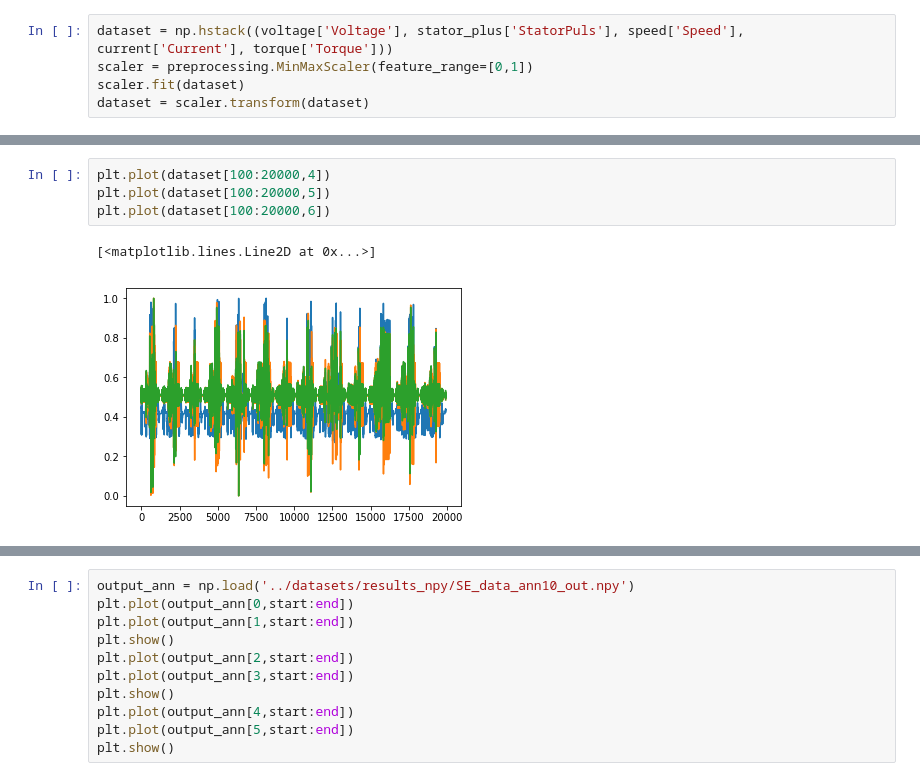
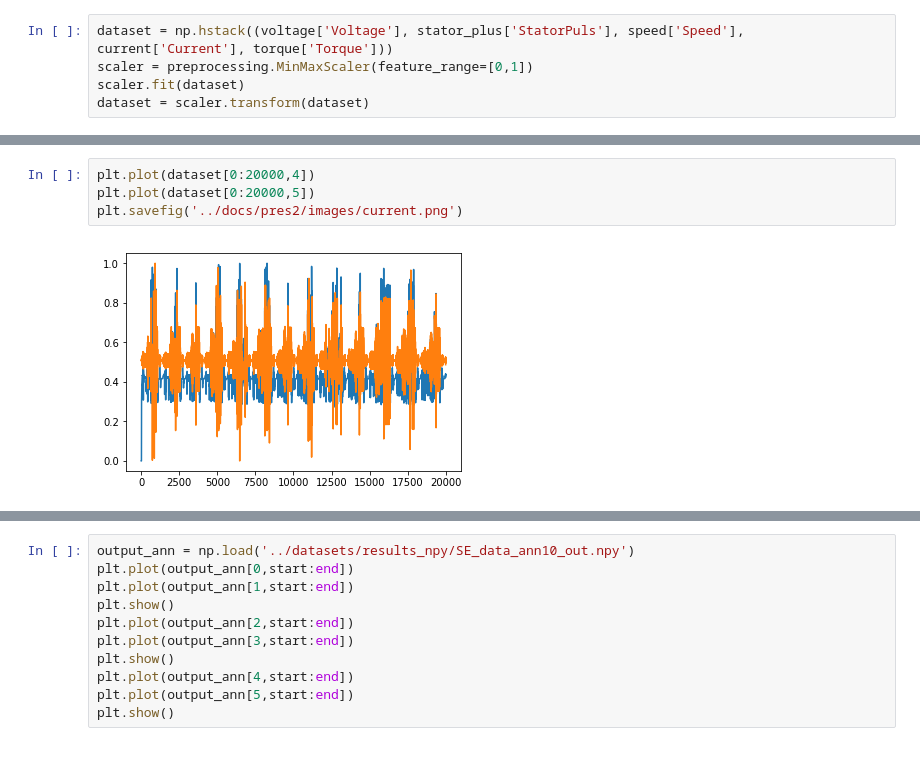
Before and after one commit to sagarverma/MotorDynamics, a Jupyter notebook: codes/play_out_se_data.ipynb, the cells around one changed output, grey strips where cells are left out. Cells and saved outputs as stored; diff of their text form.

```diff
--- a/codes/play_out_se_data.ipynb
+++ b/codes/play_out_se_data.ipynb
@@ -28,7 +38,6 @@ plt.plot(dataset[100:20000,3])
 # %%
-plt.plot(dataset[100:20000,4])
-plt.plot(dataset[100:20000,5])
-plt.plot(dataset[100:20000,6])
+plt.plot(dataset[0:20000,4])
+plt.plot(dataset[0:20000,5])
+plt.savefig('../docs/pres2/images/current.png')
 # %% [output]
-[<matplotlib.lines.Line2D at 0x...>]
-[figure, old version]
+[figure, new version]
```
Also changed, not shown: parts of 15 cells of this notebook, 20 other files.
